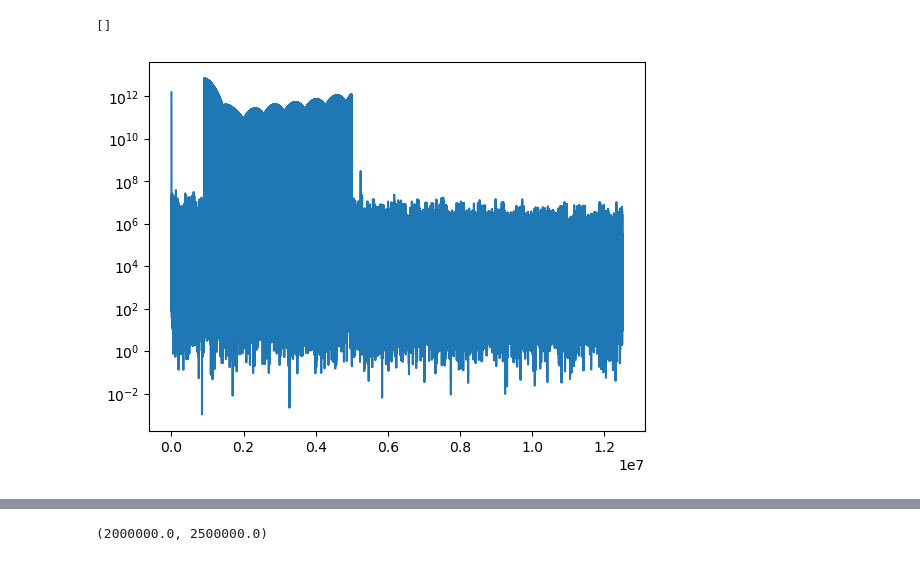
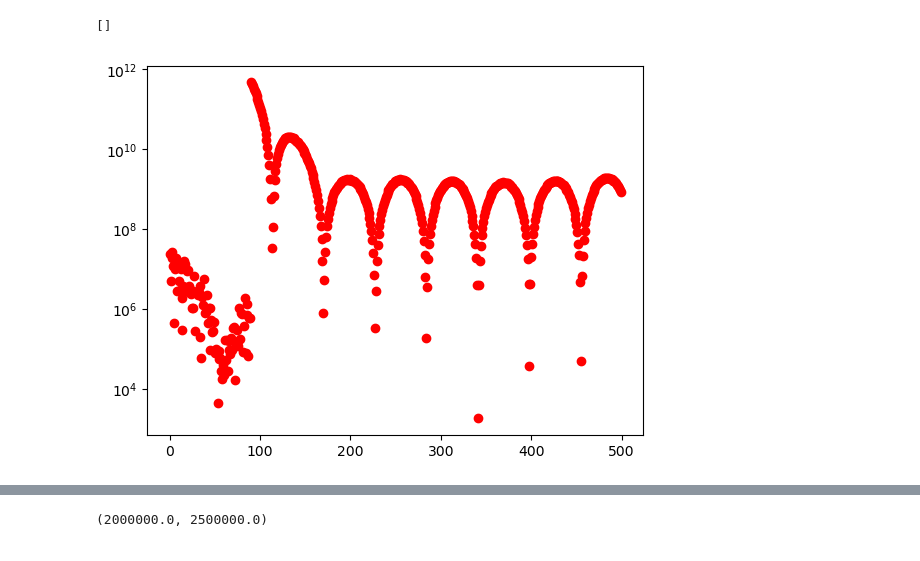
Before and after one commit to lusee-night/notebooks, a Jupyter notebook: calibrator/min_power.ipynb, the cells around one changed output, grey strips where cells are left out. Drawn from its saved outputs; the diff is of its cells as text; code cells hidden in the pictures.

```diff
--- a/calibrator/min_power.ipynb
+++ b/calibrator/min_power.ipynb
@@ -19,22 +19,28 @@ loaded_data = load_from_npz("undrifted.npz")
 # %%
 def comb_plot(data):
     Ns = len(data)
+    sampling_rate = 250e6
+    dt = Ns/sampling_rate
+    df = 1/dt
+
+    ndx = 50e3/df
+    d_ndx = 100e3/df
     coef = np.fft.rfft(data)
     freqs = np.fft.rfftfreq(Ns)
-    pwr = []
-    comb_pwr = []
-    for c in coef:
-        temp = np.abs(c**2)
-        pwr.append(temp)
+    pwr = np.abs(coef[int(ndx):int(5e6):int(d_ndx)]**2)
+    avgd = []
+    i = 0.905e6
+    d = 1000
+    while i <= 5e6:
+        avgd.append(np.mean(coef[int(i-d):int(i+d)]**2))
+        i += d_ndx
 
-    return np.array(pwr),freqs
+    return np.array(pwr),freqs,np.array(avgd)
 # %%
-pwrs,freqs = comb_plot(loaded_data)
+pwrs,freqs,avgs = comb_plot(loaded_data)
 # %%
-plt.plot(pwrs)
-# plt.xlim(1e6,5e6)
-# plt.ylim(1e9,1e14)
+plt.plot(pwrs,'ro')
 plt.semilogy()
 # %% [output]
 []
-[figure, old version]
+[figure, new version]
```
Also changed, not shown: parts of 1 cell of this notebook.
